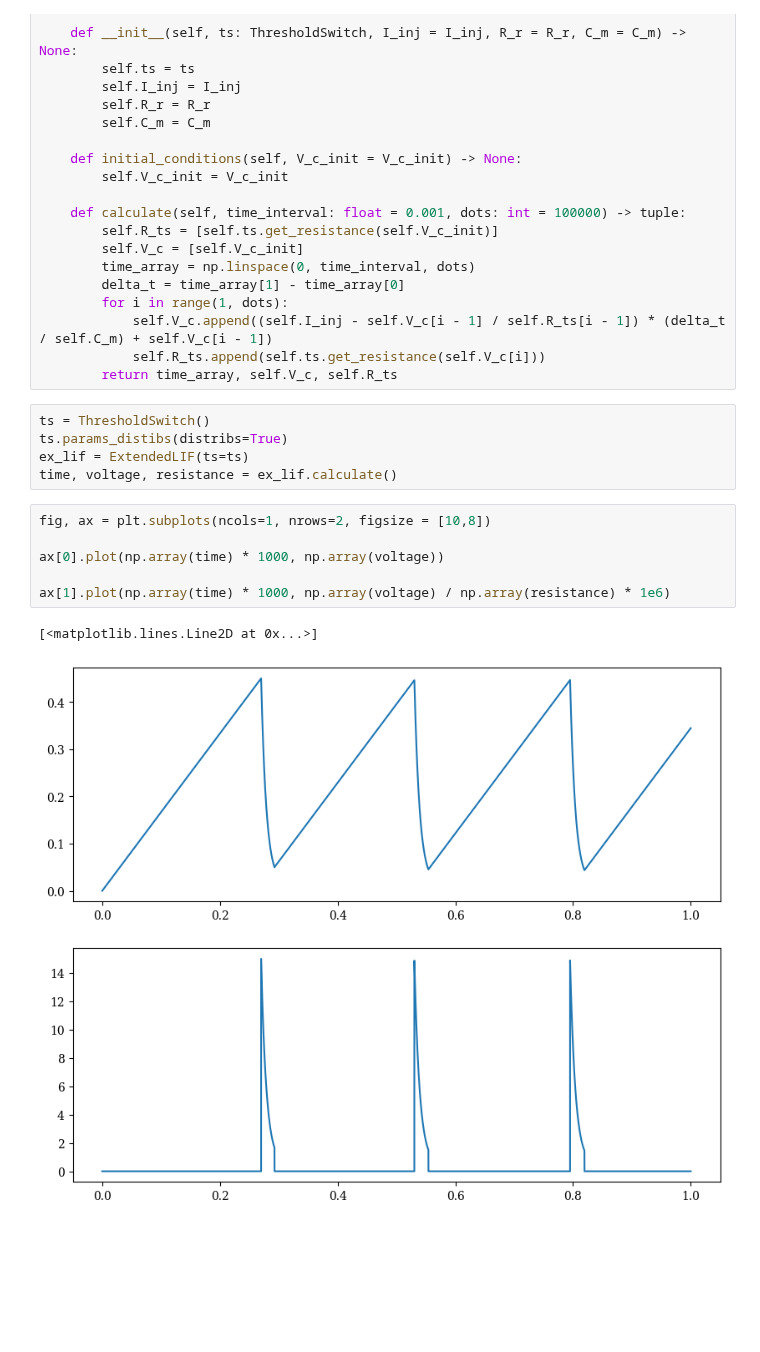
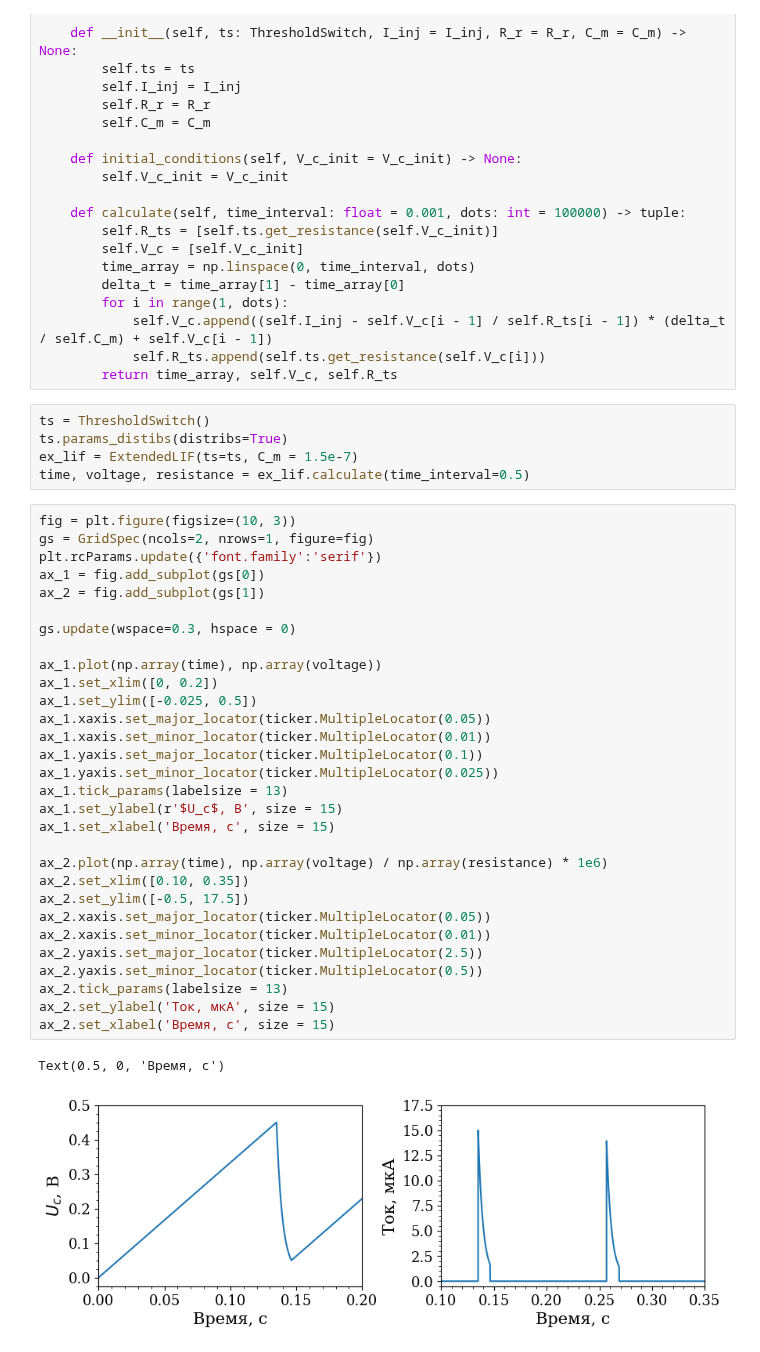
Before and after one commit to OneMoreGate/Memristor_modeling, a Jupyter notebook: LIF_extended/extended_LIF.ipynb, the cells around one changed output. Drawn from its saved outputs; the diff is of its cells as text; blank space fills up the shorter version.

```diff
--- a/LIF_extended/extended_LIF.ipynb
+++ b/LIF_extended/extended_LIF.ipynb
@@ -71,14 +71,38 @@ class ExtendedLIF():
 # %%
 ts = ThresholdSwitch()
 ts.params_distibs(distribs=True)
-ex_lif = ExtendedLIF(ts=ts)
-time, voltage, resistance = ex_lif.calculate()
+ex_lif = ExtendedLIF(ts=ts, C_m = 1.5e-7)
+time, voltage, resistance = ex_lif.calculate(time_interval=0.5)
-# %%
-fig, ax = plt.subplots(ncols=1, nrows=2, figsize = [10,8])
-
-ax[0].plot(np.array(time) * 1000, np.array(voltage))
-
-ax[1].plot(np.array(time) * 1000, np.array(voltage) / np.array(resistance) * 1e6)
-# %% [output]
-[<matplotlib.lines.Line2D at 0x...>]
-[figure, removed]
+# %%
+fig = plt.figure(figsize=(10, 3))
+gs = GridSpec(ncols=2, nrows=1, figure=fig)
+plt.rcParams.update({'font.family':'serif'})
+ax_1 = fig.add_subplot(gs[0])
+ax_2 = fig.add_subplot(gs[1])
+
+gs.update(wspace=0.3, hspace = 0)
+
+ax_1.plot(np.array(time), np.array(voltage))
+ax_1.set_xlim([0, 0.2])
+ax_1.set_ylim([-0.025, 0.5])
+ax_1.xaxis.set_major_locator(ticker.MultipleLocator(0.05))
+ax_1.xaxis.set_minor_locator(ticker.MultipleLocator(0.01))
+ax_1.yaxis.set_major_locator(ticker.MultipleLocator(0.1))
+ax_1.yaxis.set_minor_locator(ticker.MultipleLocator(0.025))
+ax_1.tick_params(labelsize = 13)
+ax_1.set_ylabel(r'$U_c$, В', size = 15)
+ax_1.set_xlabel('Время, с', size = 15)
+
+ax_2.plot(np.array(time), np.array(voltage) / np.array(resistance) * 1e6)
+ax_2.set_xlim([0.10, 0.35])
+ax_2.set_ylim([-0.5, 17.5])
+ax_2.xaxis.set_major_locator(ticker.MultipleLocator(0.05))
+ax_2.xaxis.set_minor_locator(ticker.MultipleLocator(0.01))
+ax_2.yaxis.set_major_locator(ticker.MultipleLocator(2.5))
+ax_2.yaxis.set_minor_locator(ticker.MultipleLocator(0.5))
+ax_2.tick_params(labelsize = 13)
+ax_2.set_ylabel('Ток, мкА', size = 15)
+ax_2.set_xlabel('Время, с', size = 15)
+# %% [output]
+Text(0.5, 0, 'Время, с')
+[figure, added]
```
Also changed, not shown: parts of 1 cell of this notebook, 10 other files.
